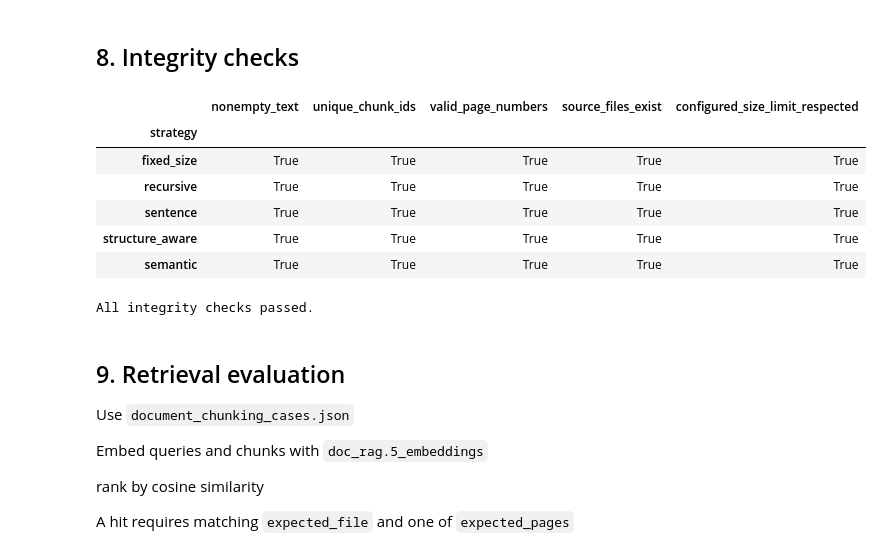
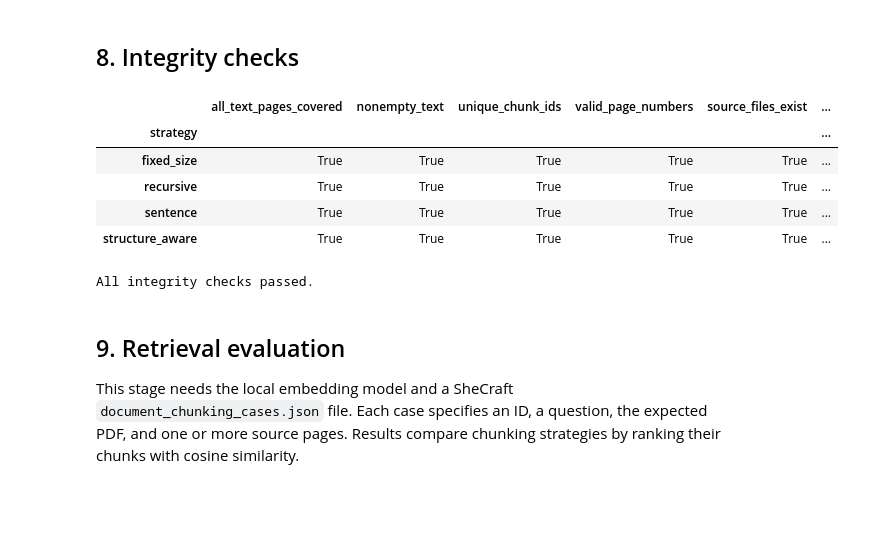
Before and after one commit to diakhalil/Jewelry, a Jupyter notebook: ai-service/src/rag/doc_notebooks/3_chunking_experiments.ipynb, the cells around one changed output. Cells and saved outputs as stored; diff of their text form; code cells hidden in the pictures; blank space fills up the shorter version.

```diff
--- a/ai-service/src/rag/doc_notebooks/3_chunking_experiments.ipynb
+++ b/ai-service/src/rag/doc_notebooks/3_chunking_experiments.ipynb
@@ -78,7 +79,7 @@ STRATEGY_CONFIGS = {
         "kwargs": {"chunk_size": 800, "overlap": 100},
     },
     "semantic": {
-        "enabled": True,
+        "enabled": ENABLE_SEMANTIC_CHUNKING,
         "kwargs": {
             "similarity_threshold": 0.65,
             "max_chunk_size": 800,
@@ -166,7 +138,7 @@ extracted_documents = []
 
 for position, pdf_file in enumerate(PDF_FILES, start=1):
     print(f"[{position}/{len(PDF_FILES)}] Extracting {pdf_file.name}")
-    extracted_documents.append(extract_pdf(pdf_file))
+    extracted_documents.append(extract_pdf(pdf_file, use_ocr_fallback=USE_OCR_FALLBACK))
 
 extraction_summary = pd.DataFrame([
     {
@@ -229,7 +198,7 @@ for strategy_name, strategy_kwargs in enabled_strategies.items():
     print(f"Chunking with {strategy_name}: {strategy_kwargs}")
     runtime_kwargs = dict(strategy_kwargs)
     if strategy_name == "semantic":
-        runtime_kwargs["model"] = chunking_model
+        runtime_kwargs["model"] = embedding_model
 
     chunks_by_strategy[strategy_name] = chunk_extracted_documents(
         extracted_documents,
@@ -325,48 +283,59 @@ While every wedding style can certainly accommodate a variety of guest experienc
 # %% [markdown]
 ## 8. Integrity checks
 # %%
+expected_pages = {
+    (document["source_path"], page["page_number"])
+    for document in extracted_documents
+    for page in document["pages"]
+    if page["final_text"].strip()
+}
+empty_text_documents = [
+    document["file_name"]
+    for document in extracted_documents
+    if not any(page["final_text"].strip() for page in document["pages"])
+]
+assert not empty_text_documents, f"Documents without usable text: {empty_text_documents}"
+
 integrity_rows = []
 
 for strategy_name, chunks in chunks_by_strategy.items():
     config = enabled_strategies[strategy_name]
     configured_limit = config.get("chunk_size", config.get("max_chunk_size"))
     limit_respected = (
         True
         if configured_limit is None
         else bool(chunks["character_count"].le(configured_limit).all())
     )
+    chunk_pages = set(zip(chunks["source_path"], chunks["page_number"]))
     integrity_rows.append({
         "strategy": strategy_name,
+        "all_text_pages_covered": chunk_pages == expected_pages,
         "nonempty_text": bool(chunks["text"].str.strip().ne("").all()),
         "unique_chunk_ids": bool(chunks["chunk_id"].is_unique),
         "valid_page_numbers": bool(chunks["page_number"].ge(1).all()),
         "source_files_exist": bool(
             chunks["source_path"].map(lambda value: Path(value).is_file()).all()
         ),
         "configured_size_limit_respected": limit_respected,
     })
 
 integrity_checks = pd.DataFrame(integrity_rows).set_index("strategy")
 display(integrity_checks)
 assert integrity_checks.to_numpy().all(), "At least one chunk integrity check failed."
 print("All integrity checks passed.")
 # %% [output]
-|  | nonempty_text | unique_chunk_ids | valid_page_numbers | source_files_exist | configured_size_limit_respected |
-| strategy |  |  |  |  |  |
-| fixed_size | True | True | True | True | True |
-| recursive | True | True | True | True | True |
-| sentence | True | True | True | True | True |
-| structure_aware | True | True | True | True | True |
-| semantic | True | True | True | True | True |
+|  | all_text_pages_covered | nonempty_text | unique_chunk_ids | valid_page_numbers | source_files_exist | ... |
+| strategy |  |  |  |  |  | ... |
+| fixed_size | True | True | True | True | True | ... |
+| recursive | True | True | True | True | True | ... |
+| sentence | True | True | True | True | True | ... |
+| structure_aware | True | True | True | True | True | ... |
 All integrity checks passed.
 # %% [markdown]
 ## 9. Retrieval evaluation
 
-Use `document_chunking_cases.json`
-
-Embed queries and chunks with `doc_rag.5_embeddings`
-
-rank by cosine similarity
-
-A hit requires matching `expected_file` and one of `expected_pages`
+This stage needs the local embedding model and a SheCraft
+`document_chunking_cases.json` file. Each case specifies an ID, a question,
+the expected PDF, and one or more source pages. Results compare chunking
+strategies by ranking their chunks with cosine similarity.
 # %%
```
Also changed, not shown: parts of 15 cells of this notebook, 7 other files.
